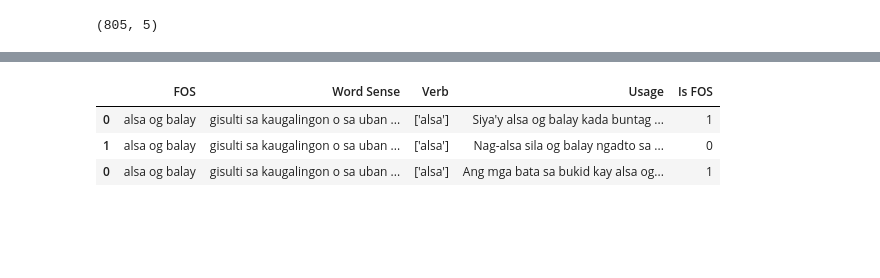
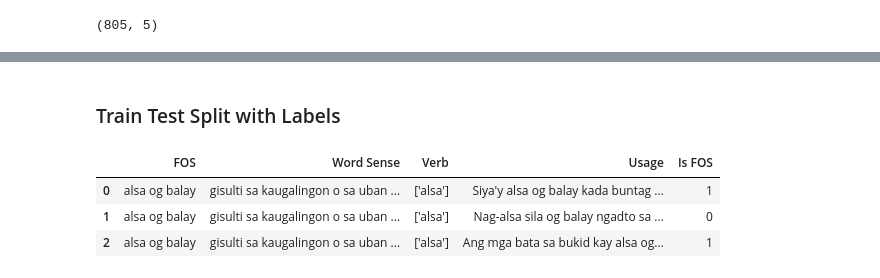
Before and after one commit to MiguelPartosa/Thesis-FOS-BinaryClass-WSD, a Jupyter notebook: Thesis_Implementation_1_2.ipynb, the cells around one changed output, grey strips where cells are left out. Saved outputs shown, nothing was run; the diff lists cells and outputs as text; code cells hidden in the pictures; blank space fills up the shorter version.

```diff
--- a/Thesis_Implementation_1_2.ipynb
+++ b/Thesis_Implementation_1_2.ipynb
@@ -443,25 +457,23 @@ df_merged_final.head(3)
+# %% [markdown]
+### Train Test Split with Labels
 # %%
-df_merged_final_labels = pd.DataFrame()
-for x in df_merged_final.iterrows():
-    # remove row
-    # example_df = example_df[example_df.index != x[0]]
+def SplitUsage(df_input:pd.DataFrame)-> pd.DataFrame:
+    df_split = pd.DataFrame()
+    for x in df_input.iterrows():
+        split_df = pd.DataFrame({
+                'FOS': [x[1]['FOS'] for _ in range(2)],
+                'Word Sense': [x[1]['Word Sense'] for _ in range(2)],
+                'Verb': [x[1]['Verb'] for _ in range(2)],
+                'Usage': [x[1]['Non-Literal Usage'], x[1]['Literal Usage']],
+                'Is FOS' : [1,0]
+                })
 
-    # insert two new rows with labels
-    # df_merged_final_labels = pd.concat([]).reset_index(drop=True)
-    split_df = pd.DataFrame({
-            'FOS': [x[1]['FOS'] for _ in range(2)],
-            'Word Sense': [x[1]['Word Sense'] for _ in range(2)],
-            'Verb': [x[1]['Verb'] for _ in range(2)],
-            'Usage': [x[1]['Non-Literal Usage'], x[1]['Literal Usage']],
-            'Is FOS' : [1,0]
-            })
+        df_split = pd.concat([df_split, split_df])
+    return df_split.reset_index(drop=True)
 
-    df_merged_final_labels = pd.concat([df_merged_final_labels, split_df])
-    # print(x[1]['Non-Literal Usage'],'\n\n')
-
-df_merged_final_labels.head(3)
+SplitUsage(df_merged_final).head(3)
 # %% [output]
 |  | FOS | Word Sense | Verb | Usage | Is FOS |
 | 0 | alsa og balay | gisulti sa kaugalingon o sa uban ... | ['alsa'] | Siya'y alsa og balay kada buntag ... | 1 |
 | 1 | alsa og balay | gisulti sa kaugalingon o sa uban ... | ['alsa'] | Nag-alsa sila og balay ngadto sa ... | 0 |
-| 0 | alsa og balay | gisulti sa kaugalingon o sa uban ... | ['alsa'] | Ang mga bata sa bukid kay alsa og... | 1 |
+| 2 | alsa og balay | gisulti sa kaugalingon o sa uban ... | ['alsa'] | Ang mga bata sa bukid kay alsa og... | 1 |
```
Also changed, not shown: parts of 16 cells of this notebook, 11 other files.
